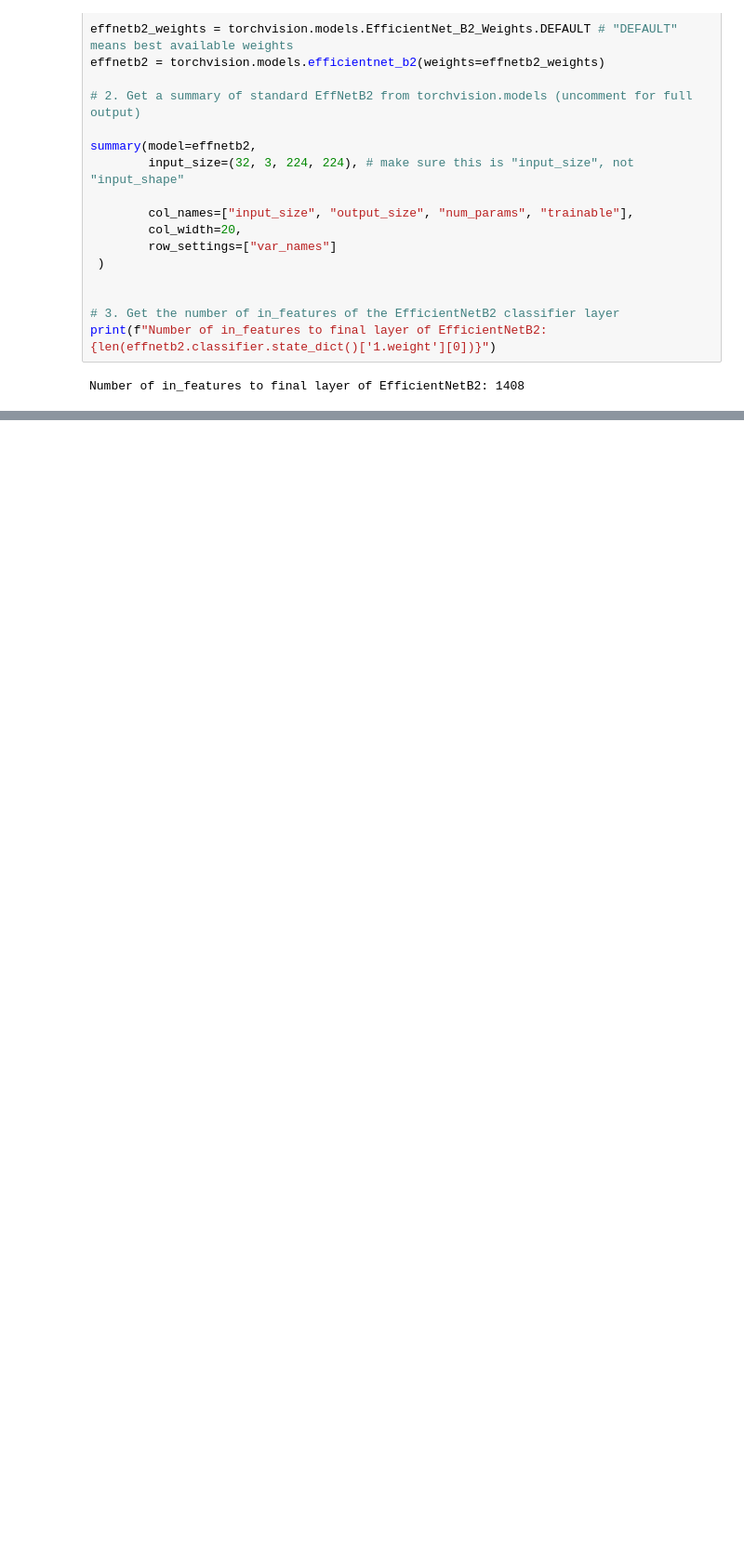
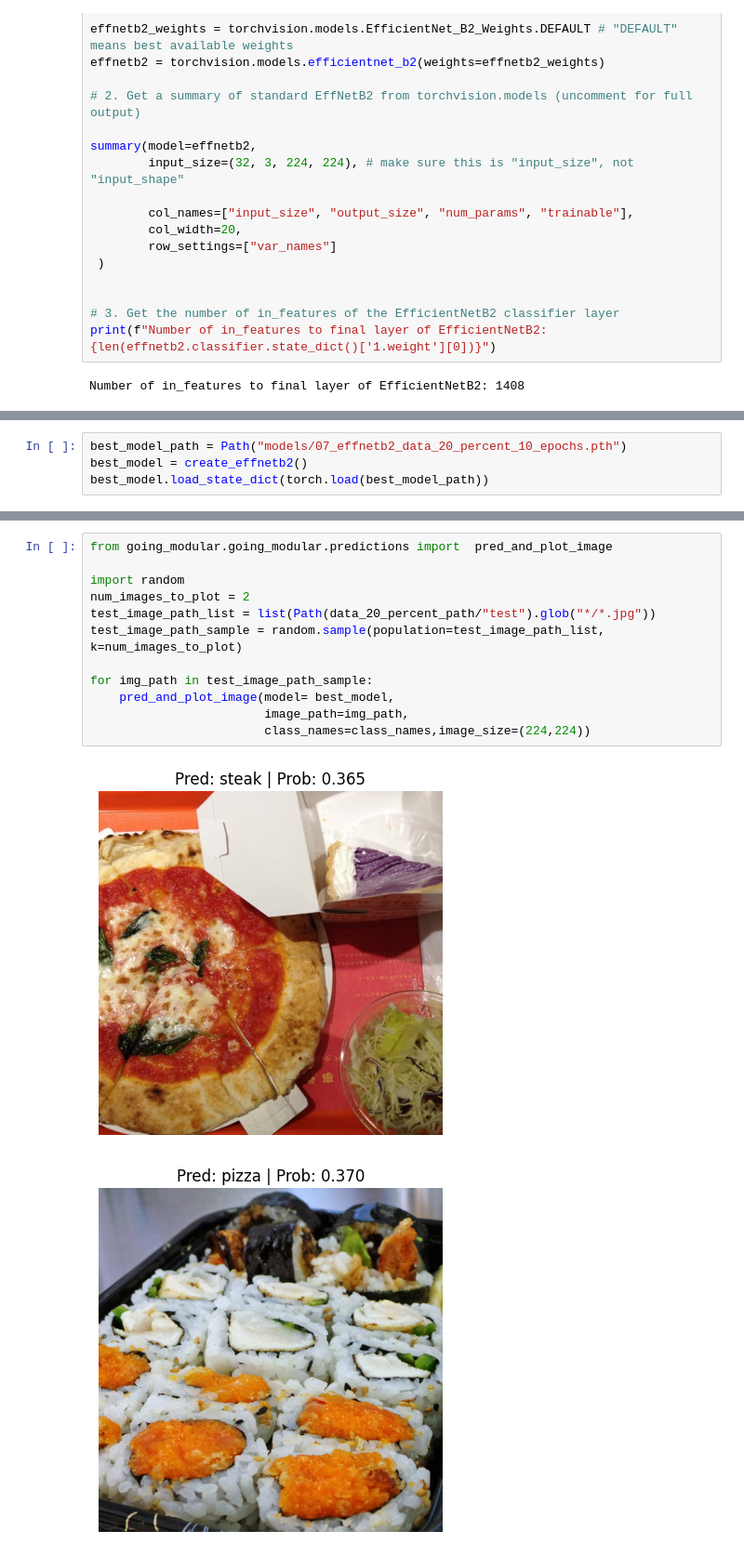
Before and after one commit to Auro-rium/ml_dl_frame_work, a Jupyter notebook: dl/et.ipynb, the cells around one changed output, grey strips where cells are left out. Shown at 93% size. Saved outputs shown, nothing was run; the diff lists cells and outputs as text; blank space fills up the shorter version.

```diff
--- a/dl/et.ipynb
+++ b/dl/et.ipynb
@@ -598,0 +717,4 @@ import torchvision
+# %%
+best_model_path = Path("models/07_effnetb2_data_20_percent_10_epochs.pth")
+best_model = create_effnetb2()
+best_model.load_state_dict(torch.load(best_model_path))
@@ -598,0 +731,15 @@ import torchvision
+# %%
+from going_modular.going_modular.predictions import  pred_and_plot_image
+
+import random
+num_images_to_plot = 2
+test_image_path_list = list(Path(data_20_percent_path/"test").glob("*/*.jpg"))
+test_image_path_sample = random.sample(population=test_image_path_list, k=num_images_to_plot)
+
+for img_path in test_image_path_sample:
+    pred_and_plot_image(model= best_model,
+                        image_path=img_path,
+                        class_names=class_names,image_size=(224,224))
+# %% [output]
+[figure, added]
+[figure, added]
```
Also changed, not shown: parts of 9 cells of this notebook, 18 other files.
